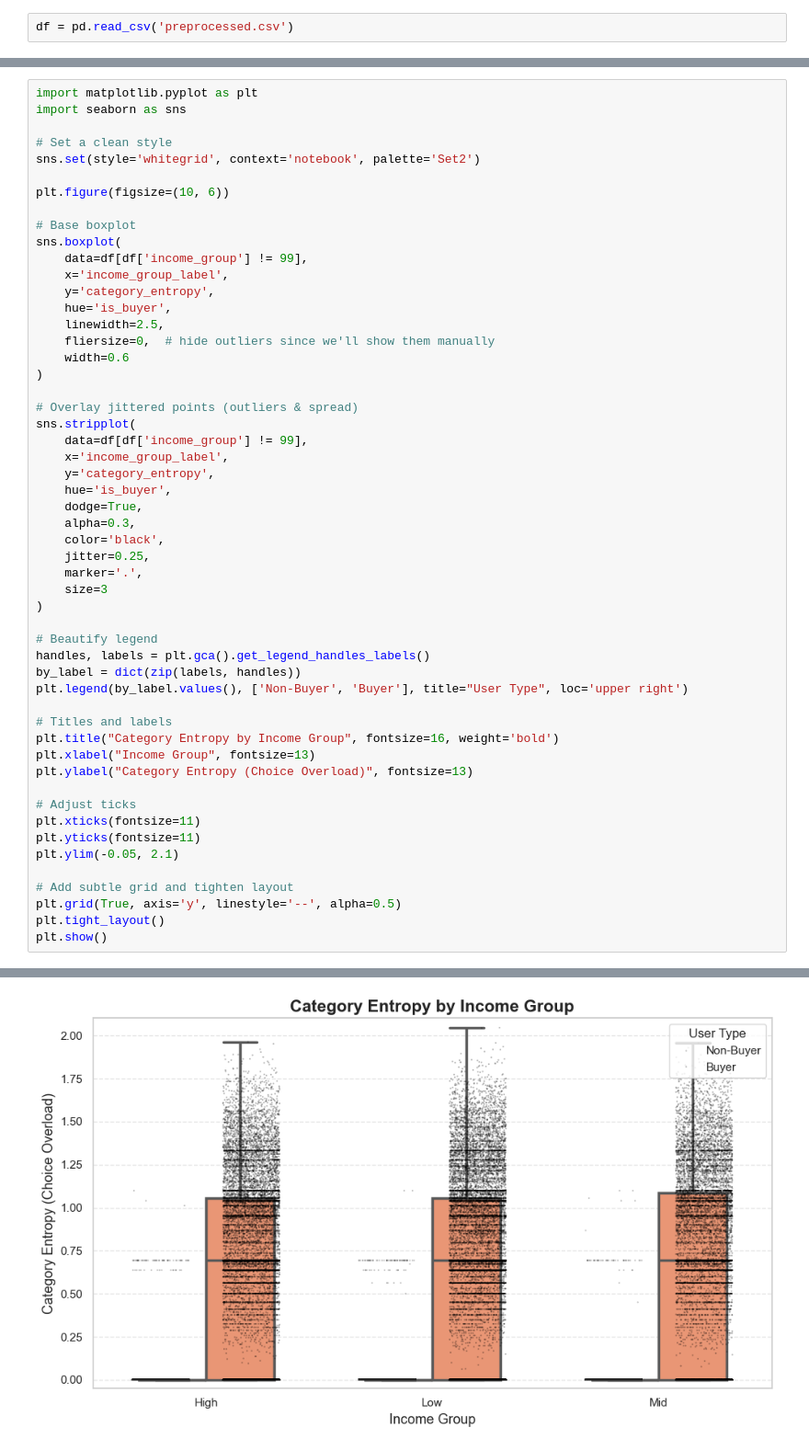
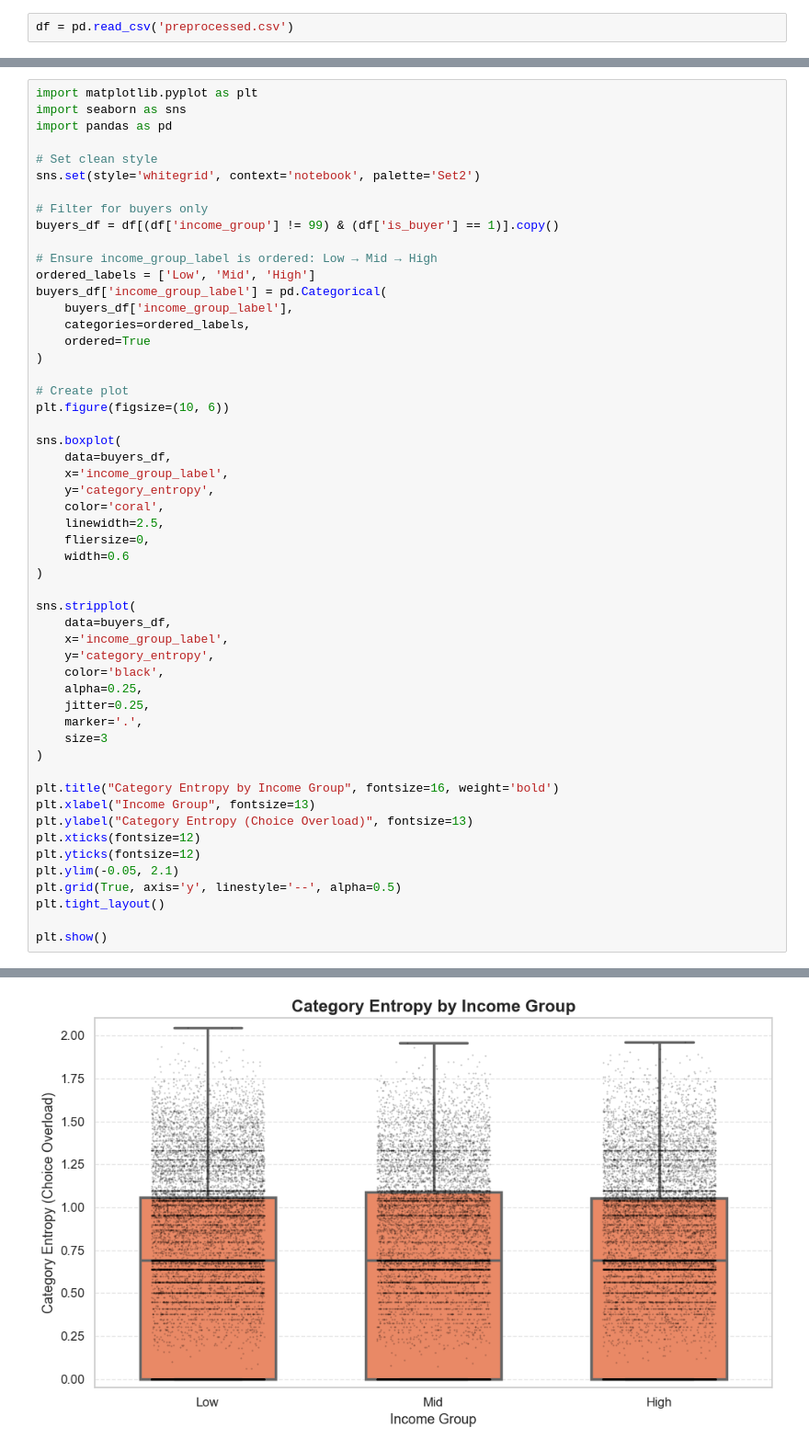
Before and after one commit to tsnevan4204/wudac-comp-2025, a Jupyter notebook: stats-and-plots.ipynb, the cells around one changed output, grey strips where cells are left out. Shown at 92% size. Drawn from its saved outputs; the diff is of its cells as text.

Commit message:
exploratory data analysis

```diff
--- a/stats-and-plots.ipynb
+++ b/stats-and-plots.ipynb
@@ -18,54 +22,54 @@ Mid                 0.001  0.673
 # %%
 import matplotlib.pyplot as plt
 import seaborn as sns
+import pandas as pd
 
-# Set a clean style
+# Set clean style
 sns.set(style='whitegrid', context='notebook', palette='Set2')
 
+# Filter for buyers only
+buyers_df = df[(df['income_group'] != 99) & (df['is_buyer'] == 1)].copy()
+
+# Ensure income_group_label is ordered: Low → Mid → High
+ordered_labels = ['Low', 'Mid', 'High']
+buyers_df['income_group_label'] = pd.Categorical(
+    buyers_df['income_group_label'],
+    categories=ordered_labels,
+    ordered=True
+)
+
+# Create plot
 plt.figure(figsize=(10, 6))
 
-# Base boxplot
 sns.boxplot(
-    data=df[df['income_group'] != 99],
+    data=buyers_df,
     x='income_group_label',
     y='category_entropy',
-    hue='is_buyer',
+    color='coral',
     linewidth=2.5,
-    fliersize=0,  # hide outliers since we'll show them manually
+    fliersize=0,
     width=0.6
 )
 
-# Overlay jittered points (outliers & spread)
 sns.stripplot(
-    data=df[df['income_group'] != 99],
+    data=buyers_df,
     x='income_group_label',
     y='category_entropy',
-    hue='is_buyer',
-    dodge=True,
-    alpha=0.3,
     color='black',
+    alpha=0.25,
     jitter=0.25,
     marker='.',
     size=3
 )
 
-# Beautify legend
-handles, labels = plt.gca().get_legend_handles_labels()
-by_label = dict(zip(labels, handles))
-plt.legend(by_label.values(), ['Non-Buyer', 'Buyer'], title="User Type", loc='upper right')
-
-# Titles and labels
 plt.title("Category Entropy by Income Group", fontsize=16, weight='bold')
 plt.xlabel("Income Group", fontsize=13)
 plt.ylabel("Category Entropy (Choice Overload)", fontsize=13)
-
-# Adjust ticks
-plt.xticks(fontsize=11)
-plt.yticks(fontsize=11)
+plt.xticks(fontsize=12)
+plt.yticks(fontsize=12)
 plt.ylim(-0.05, 2.1)
-
-# Add subtle grid and tighten layout
 plt.grid(True, axis='y', linestyle='--', alpha=0.5)
 plt.tight_layout()
+
 plt.show()
 # %% [output]
@@ -75 +76 @@ Setting a gradient palette using color= is deprecated and will be removed in v0.
-[figure, old version]
+[figure, new version]
```
Also changed, not shown: parts of 13 cells of this notebook, 2 other files.
